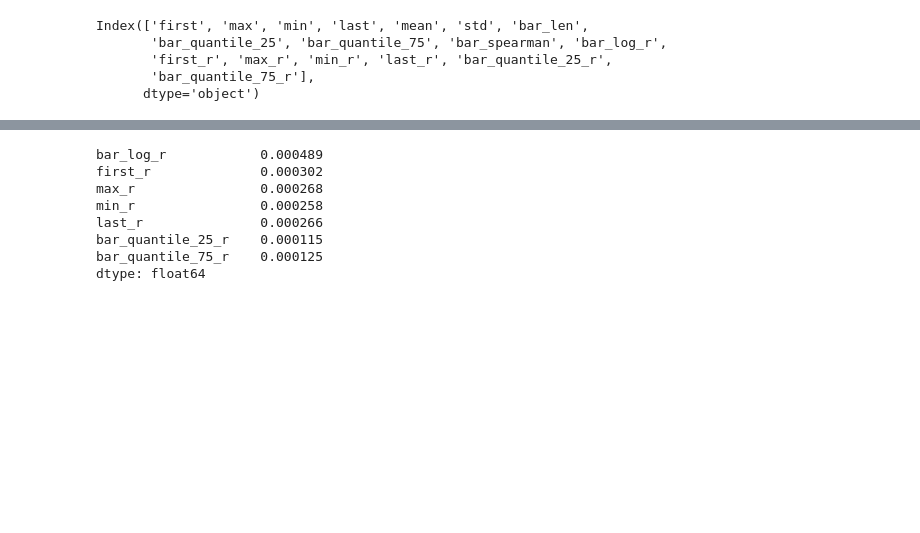
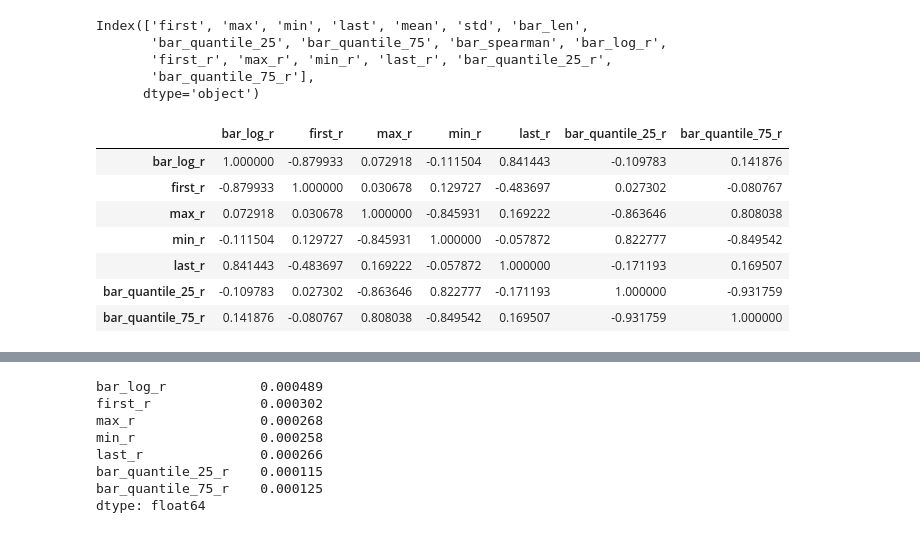
Before and after one commit to sinusgamma/bars_with_deep_learning, a Jupyter notebook: ts_bars.ipynb, the cells around one changed output, grey strips where cells are left out. Cells and saved outputs as stored; diff of their text form; code cells hidden in the pictures; blank space fills up the shorter version.

```diff
--- a/ts_bars.ipynb
+++ b/ts_bars.ipynb
@@ -253,3 +266,15 @@ Index(['first', 'max', 'min', 'last', 'mean', 'std', 'bar_len',
        'first_r', 'max_r', 'min_r', 'last_r', 'bar_quantile_25_r',
        'bar_quantile_75_r'],
       dtype='object')
+# %%
+# with return-like features the correlations are much lower
+df_5m[['bar_log_r', 'first_r', 'max_r', 'min_r', 'last_r', 'bar_quantile_25_r', 'bar_quantile_75_r']].corr(method='pearson')
+# %% [output]
+|  | bar_log_r | first_r | max_r | min_r | last_r | bar_quantile_25_r | bar_quantile_75_r |
+| bar_log_r | 1.000000 | -0.879933 | 0.072918 | -0.111504 | 0.841443 | -0.109783 | 0.141876 |
+| first_r | -0.879933 | 1.000000 | 0.030678 | 0.129727 | -0.483697 | 0.027302 | -0.080767 |
+| max_r | 0.072918 | 0.030678 | 1.000000 | -0.845931 | 0.169222 | -0.863646 | 0.808038 |
+| min_r | -0.111504 | 0.129727 | -0.845931 | 1.000000 | -0.057872 | 0.822777 | -0.849542 |
+| last_r | 0.841443 | -0.483697 | 0.169222 | -0.057872 | 1.000000 | -0.171193 | 0.169507 |
+| bar_quantile_25_r | -0.109783 | 0.027302 | -0.863646 | 0.822777 | -0.171193 | 1.000000 | -0.931759 |
+| bar_quantile_75_r | 0.141876 | -0.080767 | 0.808038 | -0.849542 | 0.169507 | -0.931759 | 1.000000 |
```
Also changed, not shown: parts of 11 cells of this notebook.
